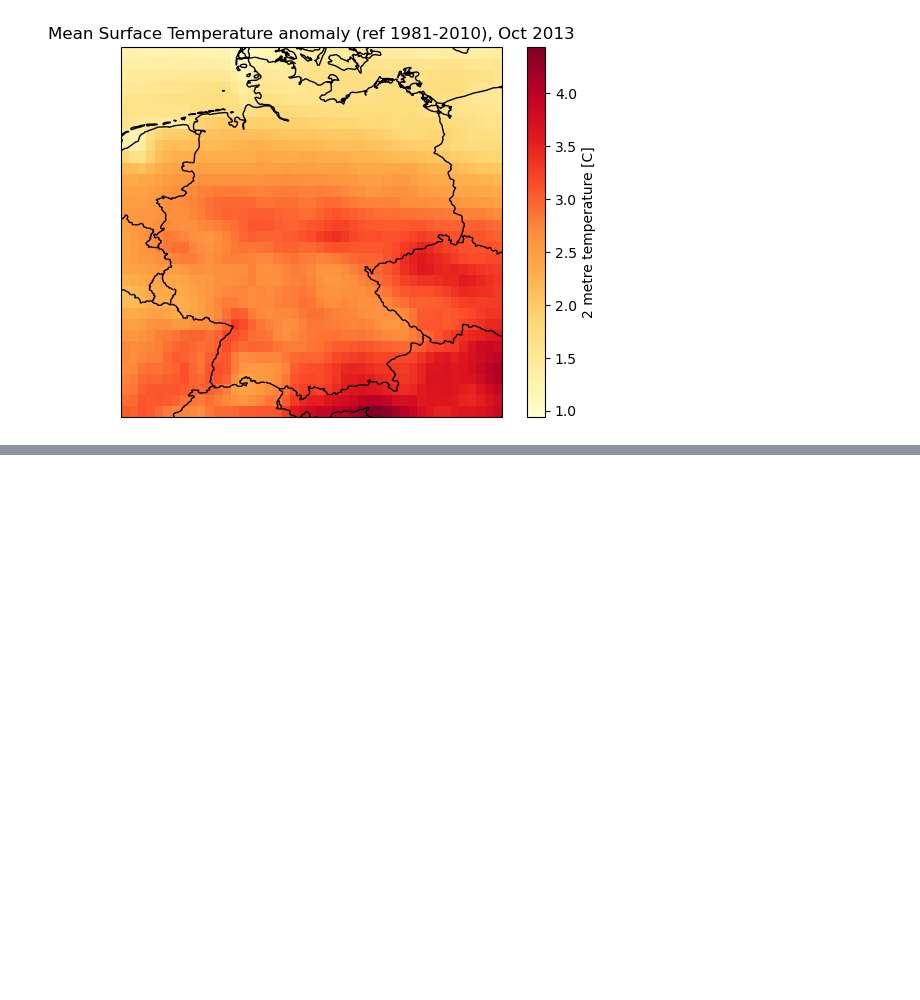
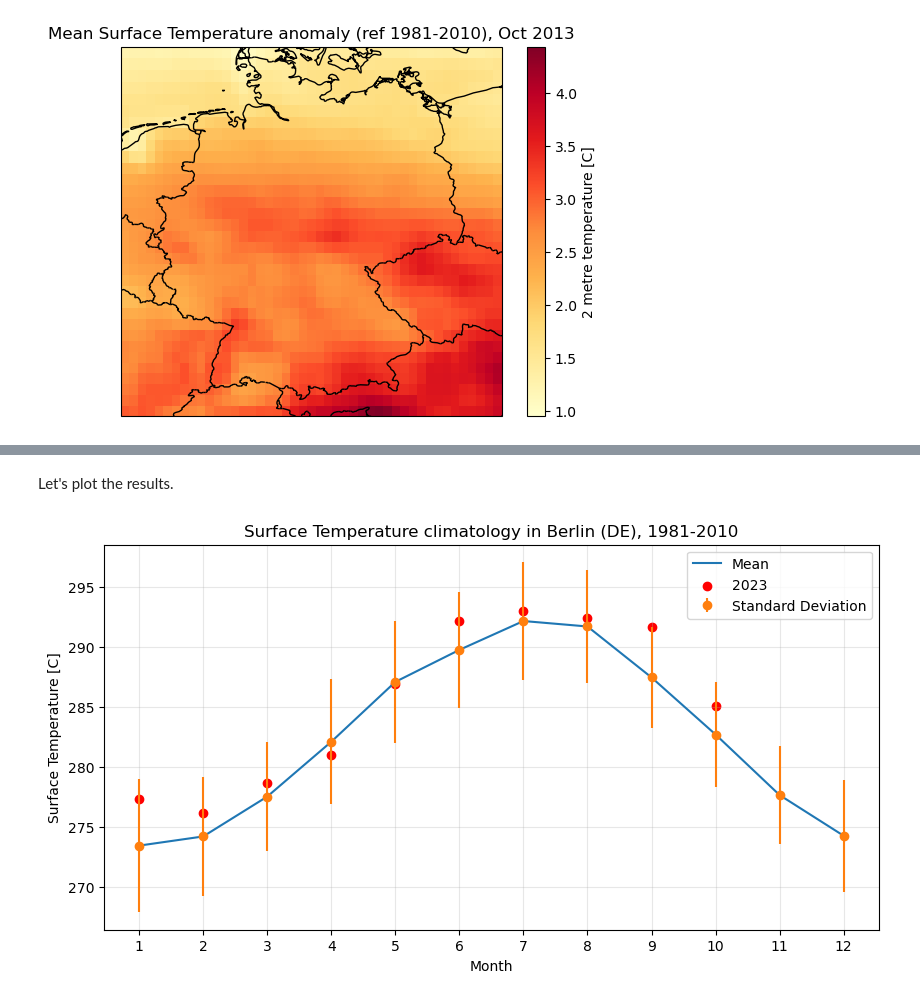
Before and after one commit to bopen/earthdatahub-notebooks, a Jupyter notebook: use-cases/reanalysis-era5-single-levels.ipynb, the cells around one changed output, grey strips where cells are left out. Drawn from its saved outputs; the diff is of its cells as text; code cells hidden in the pictures; blank space fills up the shorter version.

```diff
--- a/use-cases/reanalysis-era5-single-levels.ipynb
+++ b/use-cases/reanalysis-era5-single-levels.ipynb
@@ -18,5 +21,5 @@ In the following lines, we're going to access the dataset and show its content
 # %%
-ds = xr.open_dataset(dataset, chunks={}, engine="zarr").astype("float32")
+ds = xr.open_dataset(DATASET, chunks={}, engine="zarr").astype("float32")
 ds
 # %% [output]
 <xarray.Dataset> Dimensions: (valid_time: 735600, latitude: 721, longitude: 1440) Coordinates: * latitude (latitude) float64 90.0 89.75 89.5 89.25 ... -89.5 -89.75 -90.0 * longitude (longitude) float6 ...
@@ -188,17 +244,0 @@ Wall time: 1min 24s
-# %%
-plt.figure(figsize=(10, 5))
-t2m_climatology_mean.plot(label='Mean')
-plt.errorbar(t2m_climatology_mean.month, t2m_climatology_mean, yerr=t2m_climatology_std, fmt='o', label='Standard Deviation')
-for month in range (1, 11):
-    t2m_point = t2m_loc_monthly_means.sel(valid_time=t2m_loc_monthly_means["valid_time.month"]==month)
-    label = None
-    if month == 1:
-        label = "2023"
-    plt.scatter(month, t2m_point, color='red', label=label)
-plt.title('Surface Temperature climatology in Berlin (DE), 1981-2010')
-plt.xticks(t2m_climatology_mean.month)
-plt.xlabel('Month')
-plt.ylabel('Surface Temperature [C]')
-plt.legend()
-plt.grid(alpha=0.3)
-plt.show()
@@ -206,0 +245,7 @@ plt.show()
+# %%
+%%time
+
+t2m_loc = t2m_loc.compute()
+t2m_climatology_mean = t2m_loc.sel(valid_time=REFERENCE_PERIOD).groupby("valid_time.month").mean(dim="valid_time")
+t2m_climatology_std = t2m_loc.sel(valid_time=REFERENCE_PERIOD).groupby("valid_time.month").std(dim="valid_time")
+t2m_monthly_mean = t2m_loc.sel(valid_time="2023").resample(valid_time="1M").mean(dim="valid_time")
@@ -206,0 +255,21 @@ plt.show()
+# %% [markdown]
+Let's plot the results.
+# %%
+plt.figure(figsize=(10, 5))
+t2m_climatology_mean.plot(label='Mean')
+plt.errorbar(t2m_climatology_mean.month, t2m_climatology_mean, yerr=t2m_climatology_std, fmt='o', label='Standard Deviation')
+for month in range (1, 11):
+    t2m_point = t2m_monthly_mean.sel(valid_time=t2m_monthly_mean["valid_time.month"]==month)
+    label = None
+    if month == 1:
+        label = "2023"
+    plt.scatter(month, t2m_point, color='red', label=label)
+plt.title('Surface Temperature climatology in Berlin (DE), 1981-2010')
+plt.xticks(t2m_climatology_mean.month)
+plt.xlabel('Month')
+plt.ylabel('Surface Temperature [C]')
+plt.legend()
+plt.grid(alpha=0.3)
+plt.show()
+# %% [output]
+[figure, added]
```
Also changed, not shown: parts of 19 cells of this notebook, 3 other files.
